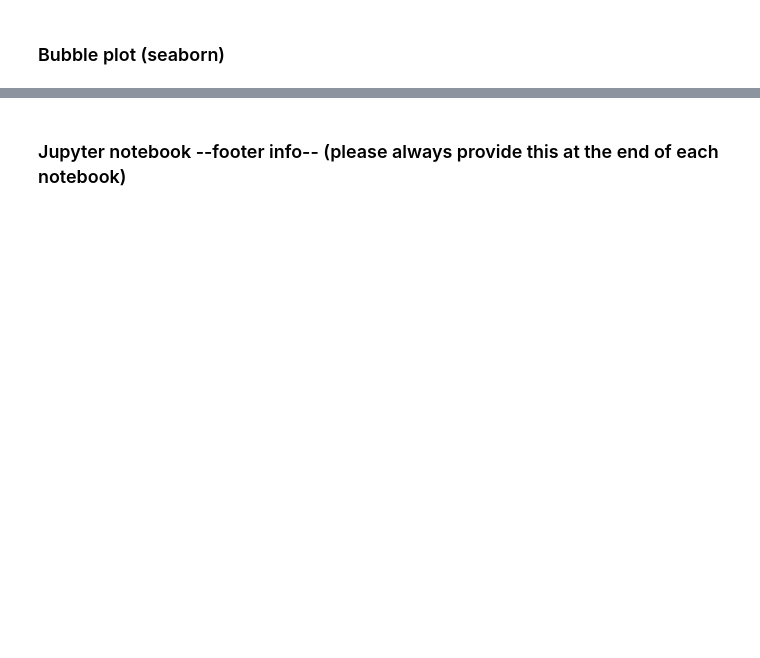
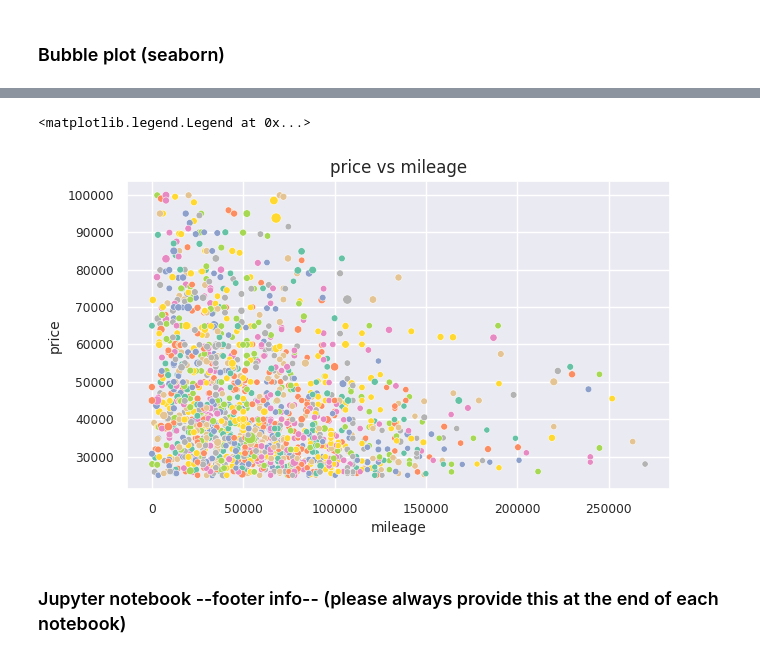
Before and after one commit to migifor-forstmi4/python_exploratory_data_analysis, a Jupyter notebook: exploratory_data_analysis_car_data.ipynb, the cells around one changed output, grey strips where cells are left out. Drawn from its saved outputs; the diff is of its cells as text; code cells hidden in the pictures; blank space fills up the shorter version.

```diff
--- a/exploratory_data_analysis_car_data.ipynb
+++ b/exploratory_data_analysis_car_data.ipynb
@@ -604,3 +633,29 @@ plt.show()
+# %%
+#Create price per hp
+df['price_per_hp'] = df['price'] / df['hp']
+
+#Subset of df
+df_sub = df.loc[(df['price'] >=25000) & (df['price'] <100000)]
+
+plt.figure(figsize = (7,4))
+plt.ticklabel_format(style = 'plain')
+
+cmap = sns.cubehelix_palette(dark = .3, light = 3, as_cmap = True)
+
+ax = sns.scatterplot(x ="mileage",
+                     y ="price",
+                     size ="price per hp",
+                     hue ="mileage",
+                     palette ="Set2",
+                     data = df_sub)
+
+ax.set_title('price vs mileage', fontsize = 12)
+ax.set_xlabel('mileage', fontsize = 10)
+ax.set_ylabel('price', fontsize = 10)
+ax.legend([],[], frameon = False)
+# %% [output]
+<matplotlib.legend.Legend at 0x...>
+[figure, added]
 # %% [markdown]
 ### Jupyter notebook --footer info-- (please always provide this at the end of each notebook)
 # %%
```
Also changed, not shown: parts of 6 cells of this notebook.
